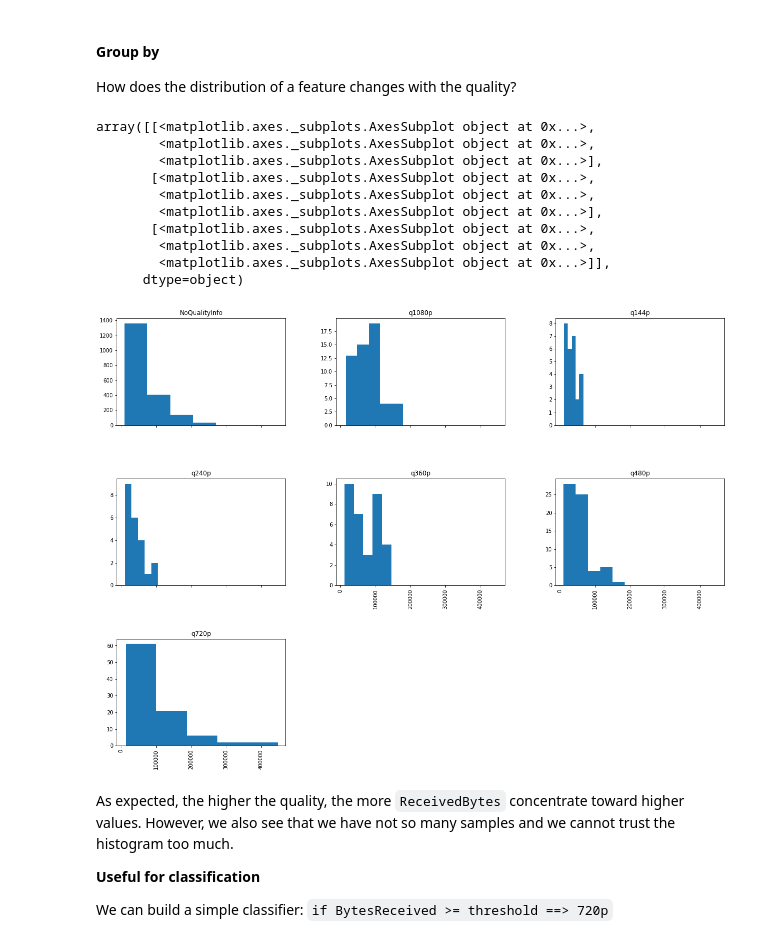
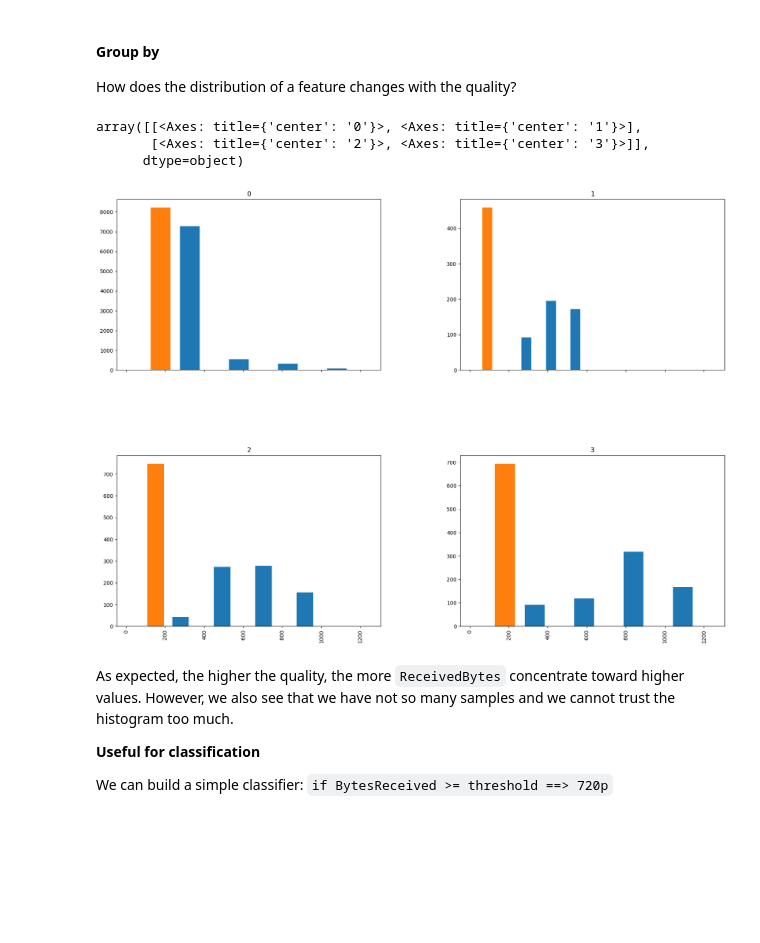
Before and after one commit to Wiame-raki/Room-Occupancy-Estimation, a Jupyter notebook: 01.introduction/a.exploration.ipynb, the cells around one changed output. Drawn from its saved outputs; the diff is of its cells as text; code cells hidden in the pictures; blank space fills up the shorter version.

````diff
--- a/01.introduction/a.exploration.ipynb
+++ b/01.introduction/a.exploration.ipynb
@@ -20,7 +20,7 @@ os.chdir('/content/drive/My Drive/Your Folder Name')
 # %% [markdown]
 Load the dataset previously preprocessed. ...
 # %%
-df = pd.read_csv('/content/drive/MyDrive/Projet MAIA 12 - Room Occupancy Estimation/Occupancy_Estimation.csv')
+df = pd.read_csv('Occupancy_Estimation.csv')
 # %%
 df.head(n=11)
 # %% [output]
@@ -270,20 +184,13 @@ How does the distribution of a feature changes with the quality?
 # %%
 # sharex imposes all the plots to have the same x range
 # (otherwise visual comparison is different).
-df[['BytesReceived', 'label']].hist(figsize=(20,15), by='label',
-                                    sharex=True, bins=5)
+df[['S5_CO2', 'Room_Occupancy_Count']].hist(figsize=(20,15), by='Room_Occupancy_Count',
+                                    sharex=True, bins = 5)
 # %% [output]
-array([[<matplotlib.axes._subplots.AxesSubplot object at 0x...>,
-        <matplotlib.axes._subplots.AxesSubplot object at 0x...>,
-        <matplotlib.axes._subplots.AxesSubplot object at 0x...>],
-       [<matplotlib.axes._subplots.AxesSubplot object at 0x...>,
-        <matplotlib.axes._subplots.AxesSubplot object at 0x...>,
-        <matplotlib.axes._subplots.AxesSubplot object at 0x...>],
-       [<matplotlib.axes._subplots.AxesSubplot object at 0x...>,
-        <matplotlib.axes._subplots.AxesSubplot object at 0x...>,
-        <matplotlib.axes._subplots.AxesSubplot object at 0x...>]],
+array([[<Axes: title={'center': '0'}>, <Axes: title={'center': '1'}>],
+       [<Axes: title={'center': '2'}>, <Axes: title={'center': '3'}>]],
       dtype=object)
-[figure, old version]
+[figure, new version]
 # %% [markdown]
 As expected, the higher the quality, the more ```ReceivedBytes``` concentrate toward higher values. However, we also see that we have not so many samples and we cannot trust the histogram too much.
 
````
Also changed, not shown: parts of 31 cells of this notebook.
